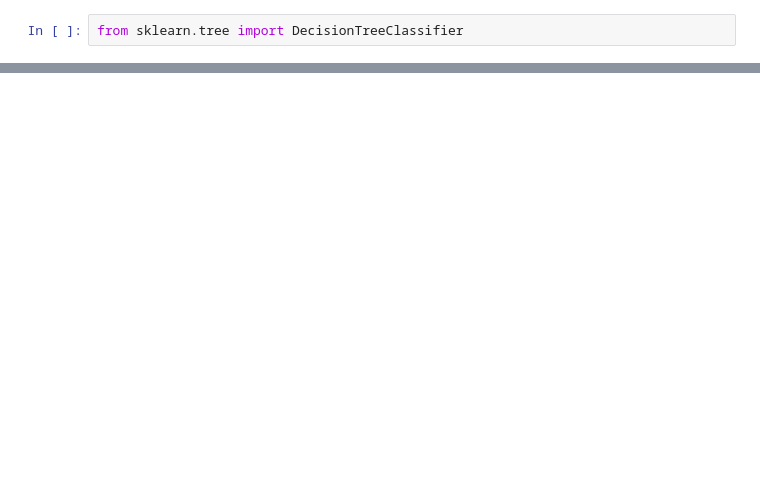
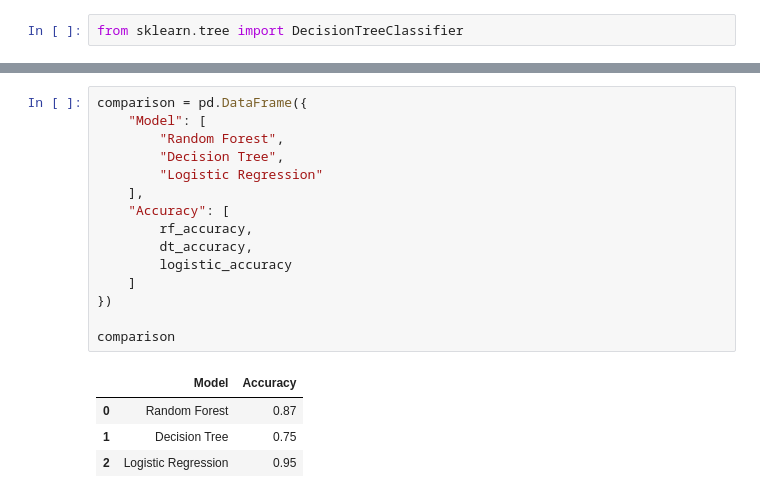
Before and after one commit to Varu095/study-moody, a Jupyter notebook: notebooks/eda.ipynb, the cells around one changed output, grey strips where cells are left out. Cells and saved outputs as stored; diff of their text form; blank space fills up the shorter version.

Commit message:
updated the accuracy table

```diff
--- a/notebooks/eda.ipynb
+++ b/notebooks/eda.ipynb
@@ -158,0 +272,20 @@ from sklearn.tree import DecisionTreeClassifier
+# %%
+comparison = pd.DataFrame({
+    "Model": [
+        "Random Forest",
+        "Decision Tree",
+        "Logistic Regression"
+    ],
+    "Accuracy": [
+        rf_accuracy,
+        dt_accuracy,
+        logistic_accuracy
+    ]
+})
+
+comparison
+# %% [output]
+|  | Model | Accuracy |
+| 0 | Random Forest | 0.87 |
+| 1 | Decision Tree | 0.75 |
+| 2 | Logistic Regression | 0.95 |
```
Also changed, not shown: parts of 25 cells of this notebook.
